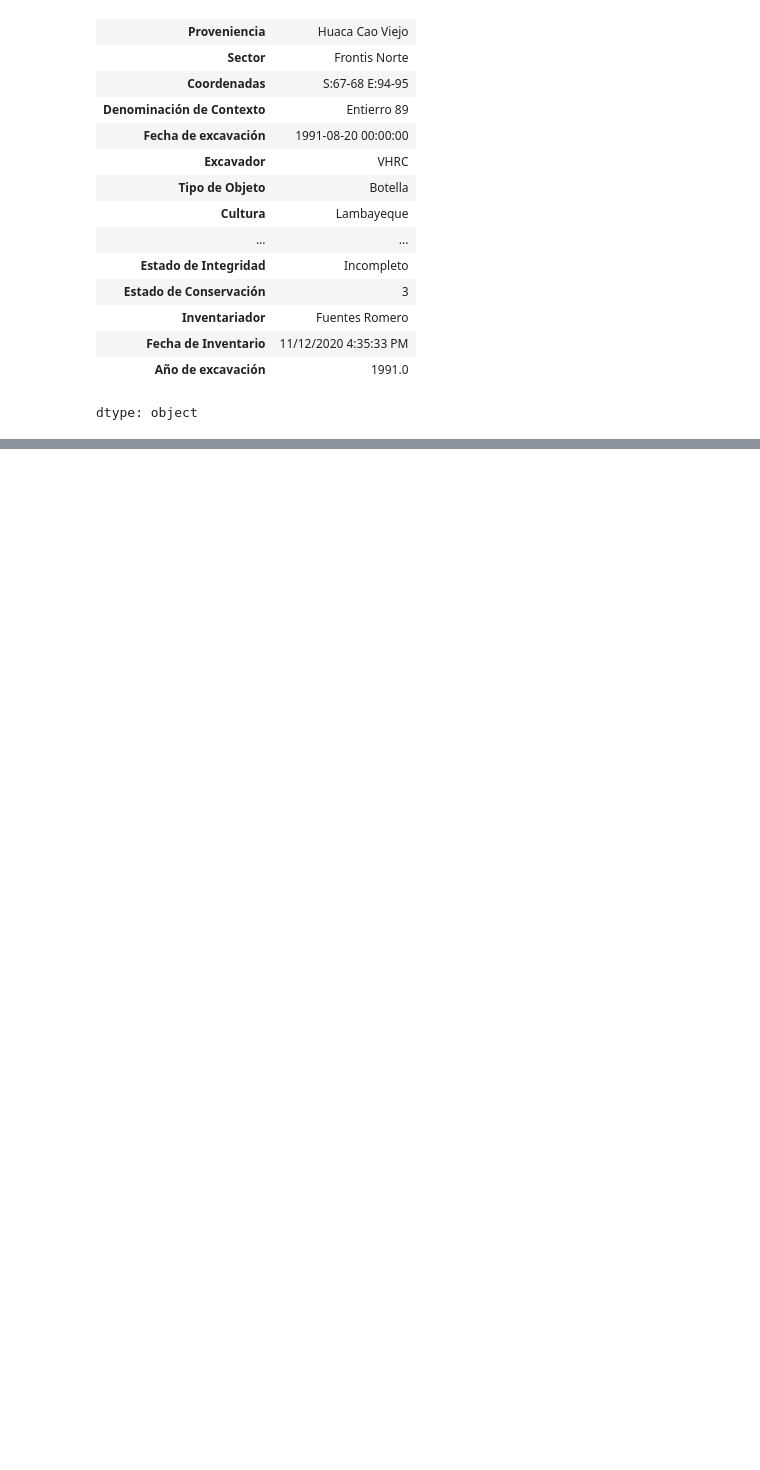
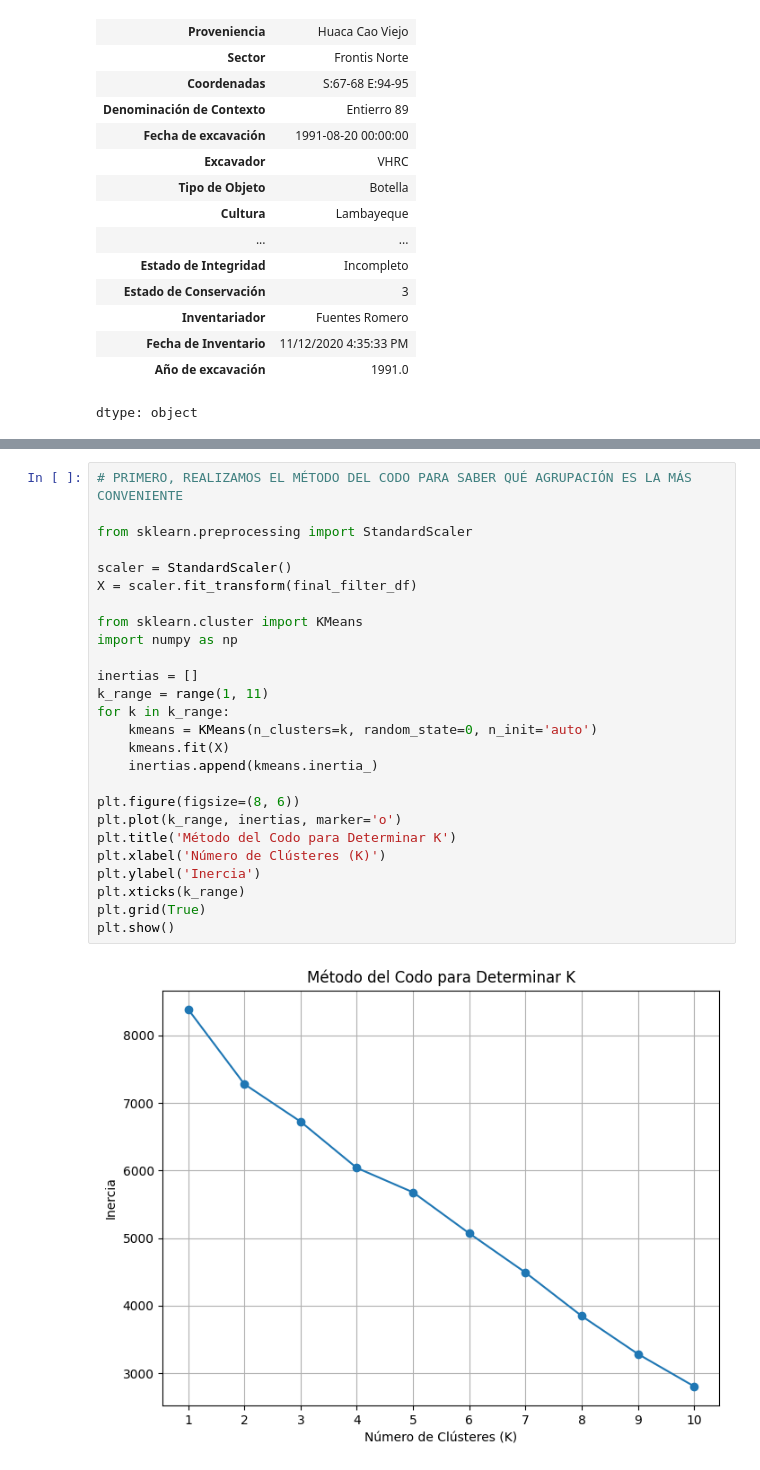
Before and after one commit to Charlez42/proyecto-final-hc-carlos-fuentes, a Jupyter notebook: TRABAJO_FINAL_HC_PIEZAS_CERÁMICAS_Último.ipynb, the cells around one changed output, grey strips where cells are left out. Drawn from its saved outputs; the diff is of its cells as text; blank space fills up the shorter version.

```diff
--- a/TRABAJO_FINAL_HC_PIEZAS_CERÁMICAS_Último.ipynb
+++ b/TRABAJO_FINAL_HC_PIEZAS_CERÁMICAS_Último.ipynb
@@ -547,0 +580,28 @@ dtype: object
+# %%
+# PRIMERO, REALIZAMOS EL MÉTODO DEL CODO PARA SABER QUÉ AGRUPACIÓN ES LA MÁS CONVENIENTE
+
+from sklearn.preprocessing import StandardScaler
+
+scaler = StandardScaler()
+X = scaler.fit_transform(final_filter_df)
+
+from sklearn.cluster import KMeans
+import numpy as np
+
+inertias = []
+k_range = range(1, 11)
+for k in k_range:
+    kmeans = KMeans(n_clusters=k, random_state=0, n_init='auto')
+    kmeans.fit(X)
+    inertias.append(kmeans.inertia_)
+
+plt.figure(figsize=(8, 6))
+plt.plot(k_range, inertias, marker='o')
+plt.title('Método del Codo para Determinar K')
+plt.xlabel('Número de Clústeres (K)')
+plt.ylabel('Inercia')
+plt.xticks(k_range)
+plt.grid(True)
+plt.show()
+# %% [output]
+[figure, added]
```
Also changed, not shown: parts of 11 cells of this notebook.
